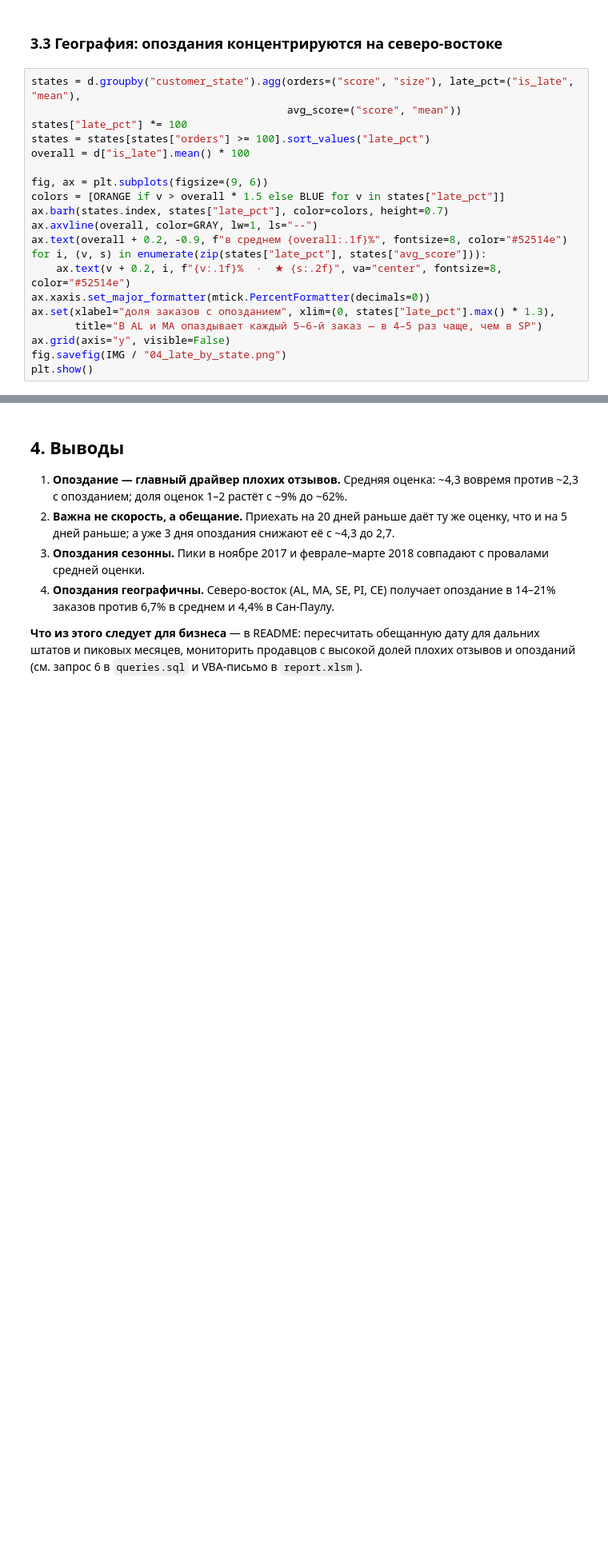
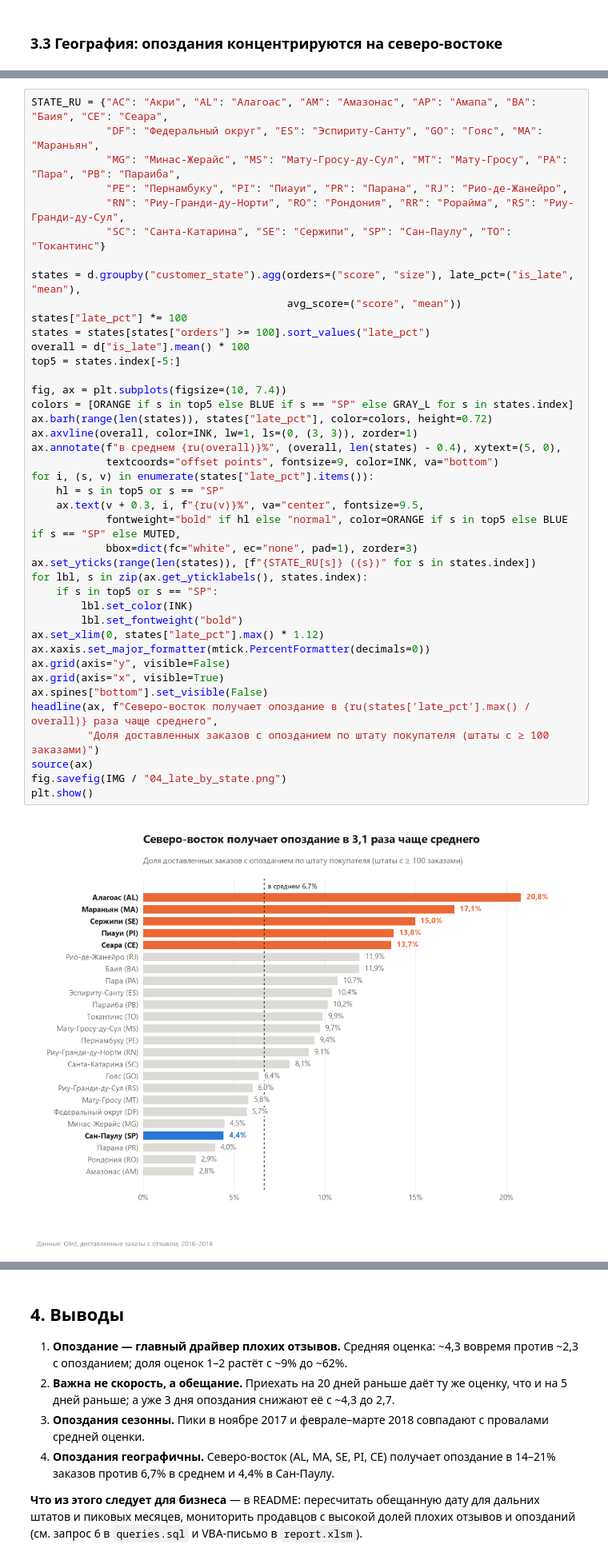
Before and after one commit to Sorama4012/olist-review-analysis, a Jupyter notebook: analysis.ipynb, the cells around one changed output, grey strips where cells are left out. Shown at 80% size. Saved outputs shown, nothing was run; the diff lists cells and outputs as text; blank space fills up the shorter version.

```diff
--- a/analysis.ipynb
+++ b/analysis.ipynb
@@ -305,23 +399,3 @@ monthly.round(2).T
 Две вспышки опозданий — ноябрь 2017 (Black Friday) и февраль–март 2018 — и в обоих случаях средняя оценка месяца проседает. Помесячно доля опозданий и средняя оценка связаны почти линейно (корреляция около −0,9). Логистика не масштабируется под пиковый спрос, и это сразу бьёт по репутации.
 # %% [markdown]
 ### 3.3 География: опоздания концентрируются на северо-востоке
-# %%
-states = d.groupby("customer_state").agg(orders=("score", "size"), late_pct=("is_late", "mean"),
-                                         avg_score=("score", "mean"))
-states["late_pct"] *= 100
-states = states[states["orders"] >= 100].sort_values("late_pct")
-overall = d["is_late"].mean() * 100
-
-fig, ax = plt.subplots(figsize=(9, 6))
-colors = [ORANGE if v > overall * 1.5 else BLUE for v in states["late_pct"]]
-ax.barh(states.index, states["late_pct"], color=colors, height=0.7)
-ax.axvline(overall, color=GRAY, lw=1, ls="--")
-ax.text(overall + 0.2, -0.9, f"в среднем {overall:.1f}%", fontsize=8, color="#52514e")
-for i, (v, s) in enumerate(zip(states["late_pct"], states["avg_score"])):
-    ax.text(v + 0.2, i, f"{v:.1f}%  ·  ★ {s:.2f}", va="center", fontsize=8, color="#52514e")
-ax.xaxis.set_major_formatter(mtick.PercentFormatter(decimals=0))
-ax.set(xlabel="доля заказов с опозданием", xlim=(0, states["late_pct"].max() * 1.3),
-       title="В AL и MA опаздывает каждый 5–6-й заказ — в 4–5 раз чаще, чем в SP")
-ax.grid(axis="y", visible=False)
-fig.savefig(IMG / "04_late_by_state.png")
-plt.show()
@@ -330 +402,44 @@ plt.show()
+# %%
+STATE_RU = {"AC": "Акри", "AL": "Алагоас", "AM": "Амазонас", "AP": "Амапа", "BA": "Баия", "CE": "Сеара",
+            "DF": "Федеральный округ", "ES": "Эспириту-Санту", "GO": "Гояс", "MA": "Мараньян",
+            "MG": "Минас-Жерайс", "MS": "Мату-Гросу-ду-Сул", "MT": "Мату-Гросу", "PA": "Пара", "PB": "Параиба",
+            "PE": "Пернамбуку", "PI": "Пиауи", "PR": "Парана", "RJ": "Рио-де-Жанейро",
+            "RN": "Риу-Гранди-ду-Норти", "RO": "Рондония", "RR": "Рорайма", "RS": "Риу-Гранди-ду-Сул",
+            "SC": "Санта-Катарина", "SE": "Сержипи", "SP": "Сан-Паулу", "TO": "Токантинс"}
+
+states = d.groupby("customer_state").agg(orders=("score", "size"), late_pct=("is_late", "mean"),
+                                         avg_score=("score", "mean"))
+states["late_pct"] *= 100
+states = states[states["orders"] >= 100].sort_values("late_pct")
+overall = d["is_late"].mean() * 100
+top5 = states.index[-5:]
+
+fig, ax = plt.subplots(figsize=(10, 7.4))
+colors = [ORANGE if s in top5 else BLUE if s == "SP" else GRAY_L for s in states.index]
+ax.barh(range(len(states)), states["late_pct"], color=colors, height=0.72)
+ax.axvline(overall, color=INK, lw=1, ls=(0, (3, 3)), zorder=1)
+ax.annotate(f"в среднем {ru(overall)}%", (overall, len(states) - 0.4), xytext=(5, 0),
+            textcoords="offset points", fontsize=9, color=INK, va="bottom")
+for i, (s, v) in enumerate(states["late_pct"].items()):
+    hl = s in top5 or s == "SP"
+    ax.text(v + 0.3, i, f"{ru(v)}%", va="center", fontsize=9.5,
+            fontweight="bold" if hl else "normal", color=ORANGE if s in top5 else BLUE if s == "SP" else MUTED,
+            bbox=dict(fc="white", ec="none", pad=1), zorder=3)
+ax.set_yticks(range(len(states)), [f"{STATE_RU[s]} ({s})" for s in states.index])
+for lbl, s in zip(ax.get_yticklabels(), states.index):
+    if s in top5 or s == "SP":
+        lbl.set_color(INK)
+        lbl.set_fontweight("bold")
+ax.set_xlim(0, states["late_pct"].max() * 1.12)
+ax.xaxis.set_major_formatter(mtick.PercentFormatter(decimals=0))
+ax.grid(axis="y", visible=False)
+ax.grid(axis="x", visible=True)
+ax.spines["bottom"].set_visible(False)
+headline(ax, f"Северо-восток получает опоздание в {ru(states['late_pct'].max() / overall)} раза чаще среднего",
+         "Доля доставленных заказов с опозданием по штату покупателя (штаты с ≥ 100 заказами)")
+source(ax)
+fig.savefig(IMG / "04_late_by_state.png")
+plt.show()
+# %% [output]
+[figure, added]
 # %% [markdown]
```
Also changed, not shown: parts of 10 cells of this notebook, 5 other files.
